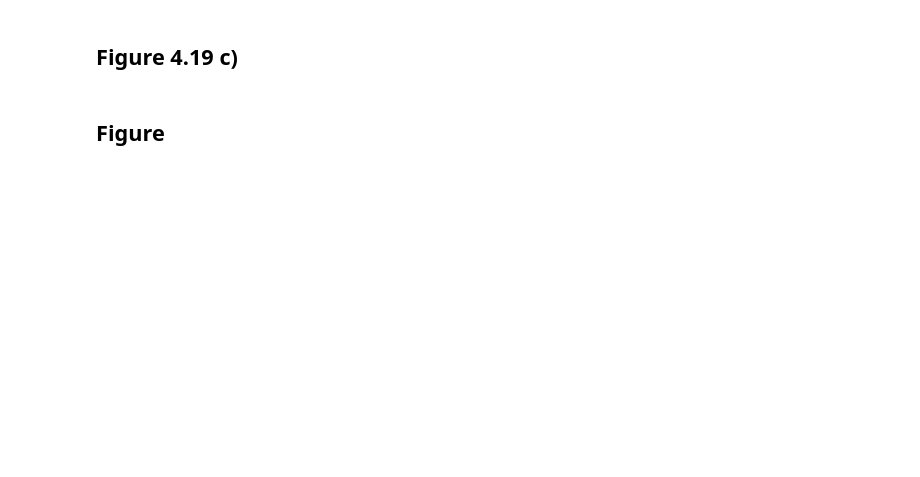
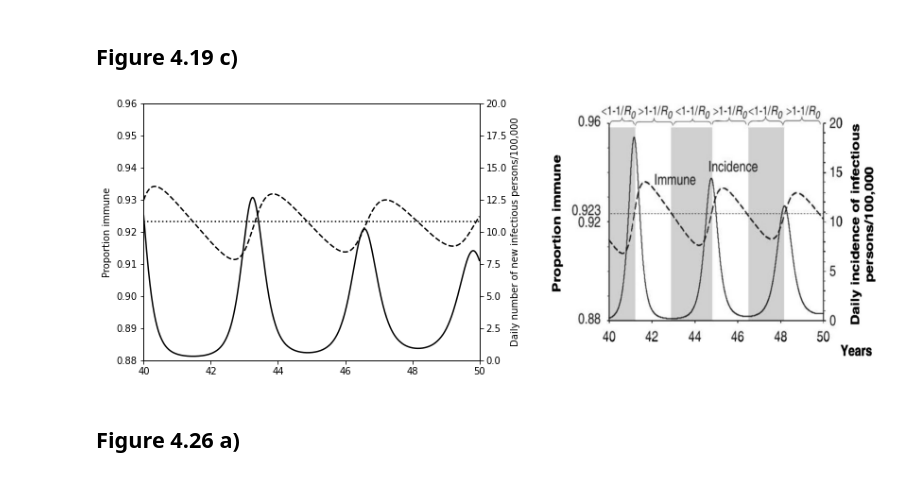
Before and after one commit to monash-emu/summer-vynnycky-white-validation, a Jupyter notebook: text_figures/chapter_4_fig_4_17.ipynb, the cells around one changed output. Cells and saved outputs as stored; diff of their text form; code cells hidden in the pictures; blank space fills up the shorter version.

```diff
--- a/text_figures/chapter_4_fig_4_17.ipynb
+++ b/text_figures/chapter_4_fig_4_17.ipynb
@@ -147,30 +177,41 @@ right_ax.imshow(image, aspect="auto");
 # %%
 fig, (left_ax, right_ax) = plt.subplots(1, 2, figsize=(14, 5))
 
+endemic_prop_immune = 1. - endemic_prop_susceptible
+
 left_ax.plot(
-    derived_outputs.index,
-    derived_outputs["incidence"],
+    (x_min, x_max),
+    (endemic_prop_immune, endemic_prop_immune),
     color="k",
+    linestyle=":",
 )
-left_ax.set_xlim(40., 50.)
-left_ax.set_ylim(0., 20.)
-left_ax.set_ylabel("Proportion immune")
 
-twin_ax = left_ax.twinx()
-twin_ax.plot(
+left_ax.plot(
     output_props.index,
     output_props["Immune"],
     color="k",
     linestyle="--",
 )
+left_ax.set_ylabel("Proportion immune")
+left_ax.set_ylim(0.88, 0.96)
+
+twin_ax = left_ax.twinx()
+twin_ax.plot(
+    derived_outputs.index,
+    derived_outputs["incidence"],
+    color="k",
+)
 twin_ax.set_ylabel("Daily number of new infectious persons/100,000")
-twin_ax.set_ylim(0.88, 0.96)
+left_ax.set_xlim(x_min, x_max)
+twin_ax.set_ylim(0., 20.)
 
 image = plt.imread("./figures/fig_4_19c.jpg")
 right_ax.axis("off")
 right_ax.imshow(image, aspect="auto");
+# %% [output]
+[figure, added]
 # %% [markdown]
-## Figure
+## Figure 4.26 a)
 # %%
 seir_variable_births_model = build_demog_model()
 seir_variable_births_model.add_crude_birth_flow(
```
Also changed, not shown: parts of 5 cells of this notebook.
